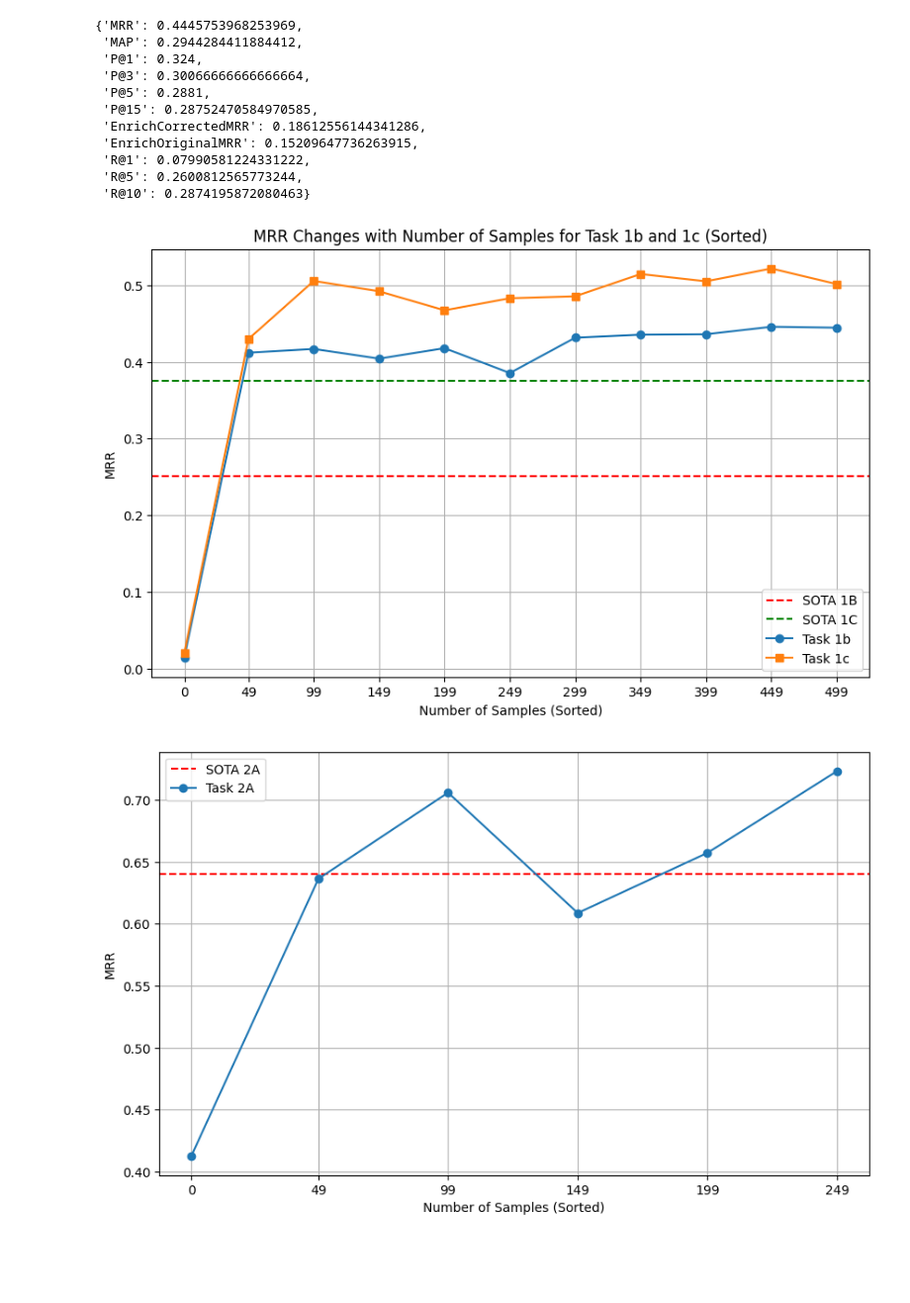
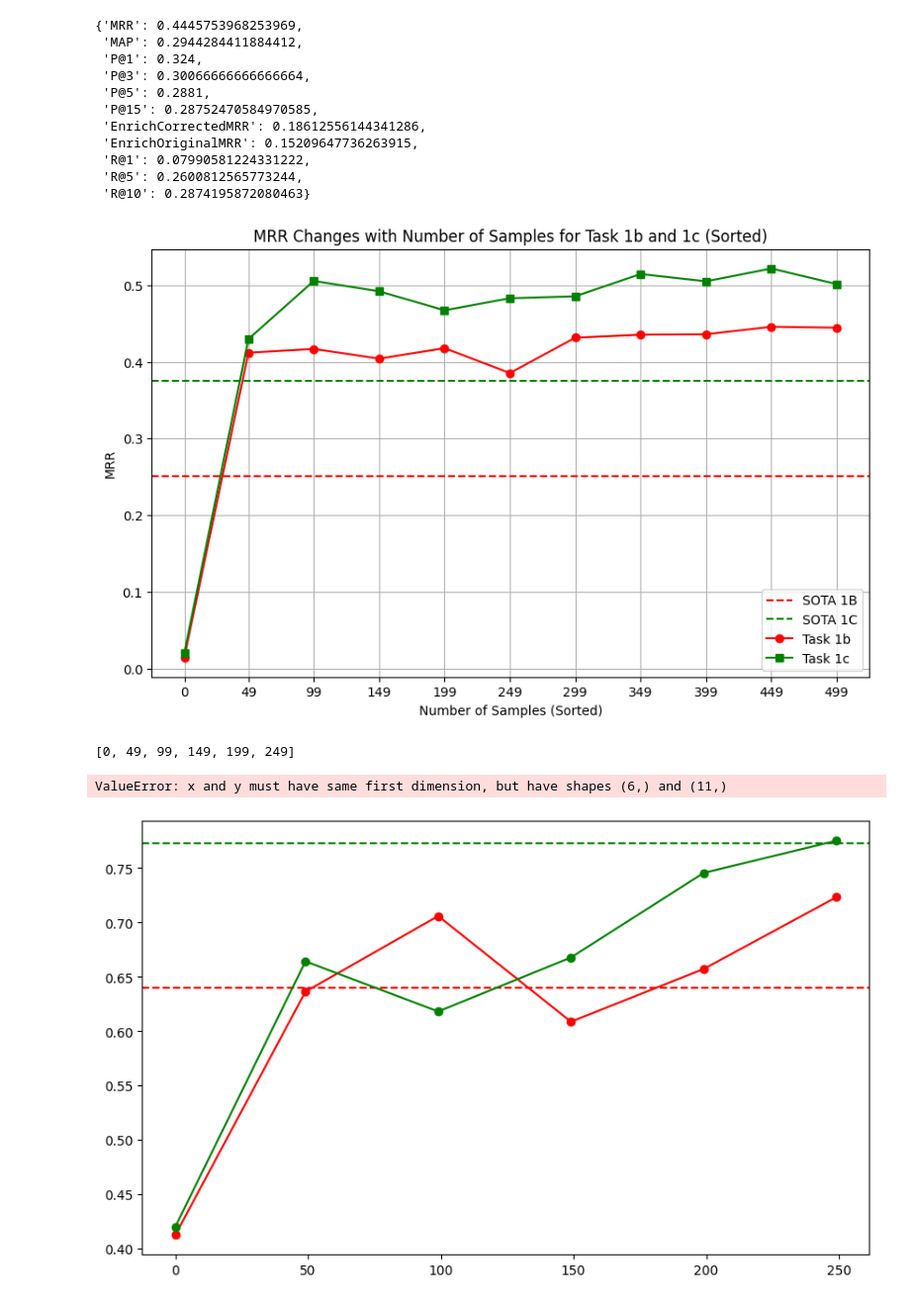
Before and after one commit to VityaVitalich/LLM_Taxonomy, a Jupyter notebook: ablation.ipynb, the cells around one changed output. Shown at 99% size. Cells and saved outputs as stored; diff of their text form; code cells hidden in the pictures; blank space fills up the shorter version.

Commit message:
ablation of few shot

```diff
--- a/ablation.ipynb
+++ b/ablation.ipynb
@@ -2,14 +2,16 @@
 import pickle
 import matplotlib.pyplot as plt
 # %%
-with open('./1B_ablate.pickle', 'rb') as f:
+with open('./ablation_metrics/1B_ablate.pickle', 'rb') as f:
     metrics1b = pickle.load(f)
 
-with open('./1C_ablate.pickle', 'rb') as f:
+with open('./ablation_metrics/1C_ablate.pickle', 'rb') as f:
     metrics1c = pickle.load(f)
 
-with open('./2A_ablate.pickle', 'rb') as f:
+with open('./ablation_metrics/2A_ablate.pickle', 'rb') as f:
     metrics2a = pickle.load(f)
+with open('./ablation_metrics/2B_ablate.pickle', 'rb') as f:
+    metrics2b = pickle.load(f)
 # %%
 mrrs = {}
 
@@ -44,11 +46,13 @@ metrics1b.pop('last')
 metrics1b['0'] = {'MRR': 0.014668}
 metrics1c['0'] = {'MRR': 0.020819}
 metrics2a['0'] = {'MRR': 0.412815}
+metrics2b['0'] = {'MRR': 0.420314}
 
 
 sota_1b = 0.2514
 sota_1c = 0.3756
 sota_2a = 0.64
+sota_2b = 0.7724
 # %%
 samples_sorted = sorted([int(sample) for sample in metrics1b.keys()])  # Sort sample sizes
 mrr_values_1b_sorted = [metrics1b[str(sample)]['MRR'] for sample in samples_sorted]
@@ -60,8 +64,8 @@ plt.figure(figsize=(10, 6))
 plt.axhline(y=sota_1b, color='r', linestyle='--', label='SOTA 1B')
 plt.axhline(y=sota_1c, color='g', linestyle='--', label='SOTA 1C')
 
-plt.plot(samples_sorted, mrr_values_1b_sorted, label='Task 1b', marker='o')
-plt.plot(samples_sorted, mrr_values_1c_sorted, label='Task 1c', marker='s')
+plt.plot(samples_sorted, mrr_values_1b_sorted, label='Task 1b', marker='o', color='r')
+plt.plot(samples_sorted, mrr_values_1c_sorted, label='Task 1c', marker='s', color='g')
 plt.xlabel('Number of Samples (Sorted)')
 plt.ylabel('MRR')
 plt.title('MRR Changes with Number of Samples for Task 1b and 1c (Sorted)')
@@ -69,23 +73,36 @@ plt.legend()
 plt.grid(True)
 plt.xticks(samples_sorted)  # Ensure x-ticks are sorted
 plt.show()
+
+# 1 - 2 - 5 - 15 - 30 - 50
 # %% [output]
-[figure, old version]
+[figure, new version]
+# %%
+samples_sorted
+# %% [output]
+[0, 49, 99, 149, 199, 249]
 # %%
 samples_sorted = sorted([int(sample) for sample in metrics2a.keys()])  # Sort sample sizes
 mrr_values_2a_sorted = [metrics2a[str(sample)]['MRR'] for sample in samples_sorted]
+mrr_values_2b_sorted = [metrics2b[str(sample)]['MRR'] for sample in samples_sorted]
+
 
 # Plotting with sorted values
 plt.figure(figsize=(10, 6))
 
 plt.axhline(y=sota_2a, color='r', linestyle='--', label='SOTA 2A')
+plt.axhline(y=sota_2b, color='g', linestyle='--', label='SOTA 2B')
 
-plt.plot(samples_sorted, mrr_values_2a_sorted, label='Task 2A', marker='o')
+
+plt.plot(samples_sorted, mrr_values_2a_sorted, label='Task 2A', marker='o', color='r')
+plt.plot(samples_sorted, mrr_values_2b_sorted, label='Task 2B', marker='o', color='g')
+plt.plot(samples_sorted, mrr_values_1c_sorted, label='Task 1c', marker='s', color='b')
 plt.xlabel('Number of Samples (Sorted)')
 plt.ylabel('MRR')
 plt.legend()
 plt.grid(True)
 plt.xticks(samples_sorted)  # Ensure x-ticks are sorted
 plt.show()
 # %% [output]
+ValueError: x and y must have same first dimension, but have shapes (6,) and (11,)
-[figure, old version]
+[figure, new version]
```
Also changed, not shown: 16 other files.
